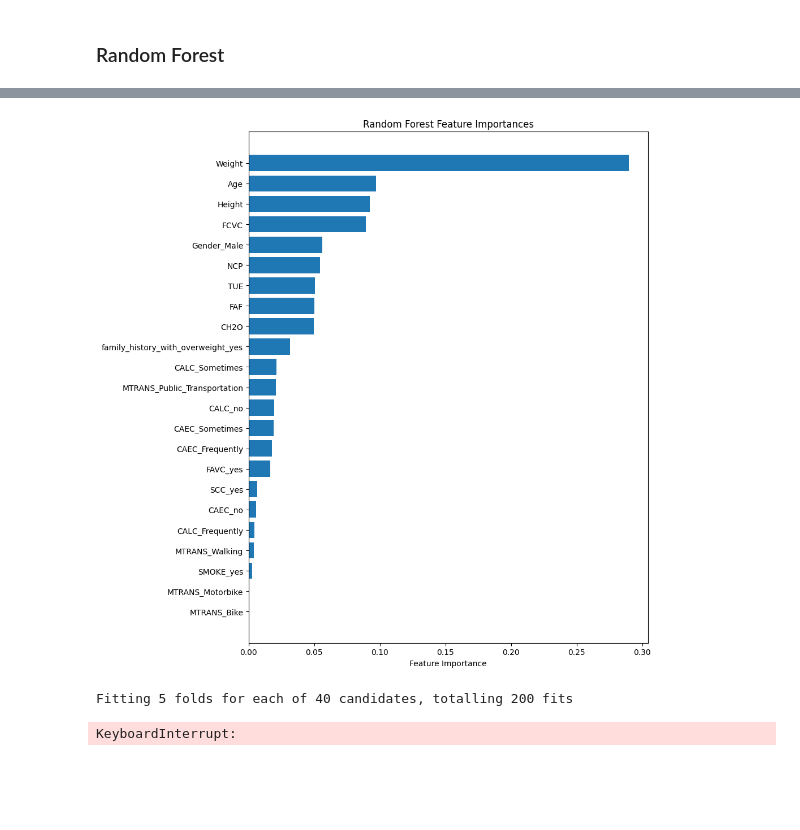
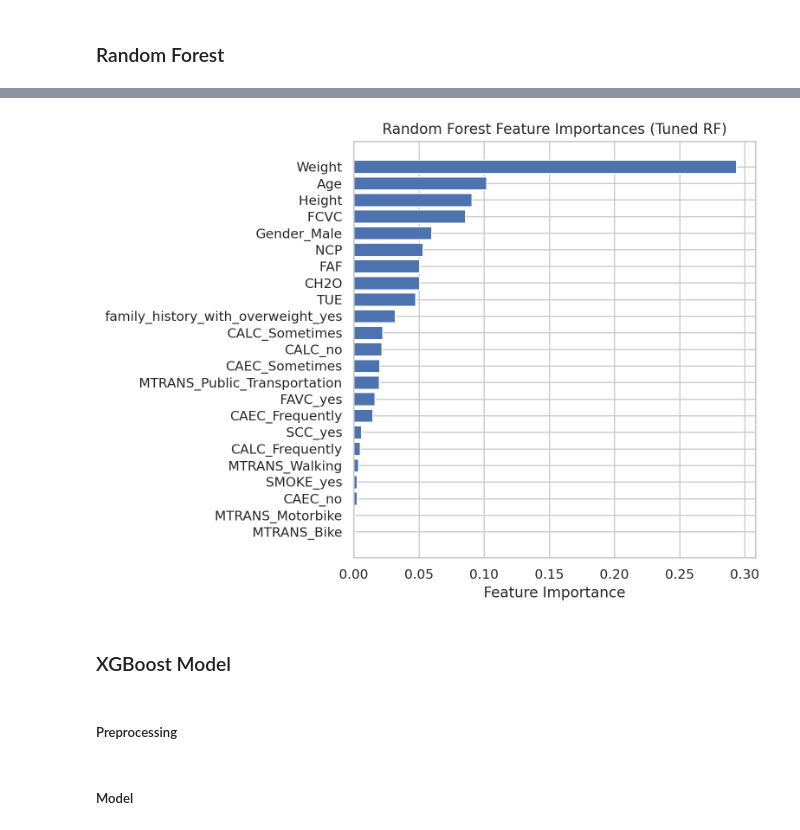
Before and after one commit to hassaanabbasi98/ProjectAAI-501-ObseityLevel-, a Jupyter notebook: erika_501_analysis.ipynb, the cells around one changed output, grey strips where cells are left out. Saved outputs shown, nothing was run; the diff lists cells and outputs as text; code cells hidden in the pictures; blank space fills up the shorter version.

```diff
--- a/erika_501_analysis.ipynb
+++ b/erika_501_analysis.ipynb
@@ -281,14 +315,7 @@ plt.show()
 # %%
 ## base model
-rf = RandomForestClassifier(
-    n_estimators = 500,
-    max_depth = None,
-    min_samples_split = 2,
-    min_samples_leaf = 1,
-    random_state = 33,
-    n_jobs = -1
-)
+baseline_rf = RandomForestClassifier(random_state = 33)
 
 ## train model
-rf.fit(x_train_processed, y_train)
+baseline_rf.fit(X_train_rf, y_train)
 # %% [output]
@@ -321,50 +470,19 @@ Classification Report:
 # %%
 ## create feature importance plot
 
-importances = rf.feature_importances_
-
-rf_imp = pd.DataFrame({
-    'feature': all_feature_names,
-    'importance': importances
-}).sort_values('importance', ascending = False)
+# build dataframe
+rf_importances = pd.DataFrame({
+    'feature': rf_feature_names,
+    'importance': baseline_rf.feature_importances_
+}).sort_values('importance', ascending=False)
 
 # plot
-plt.figure(figsize=(6, 6))
-plt.barh(rf_imp['feature'], rf_imp['importance'])
+plt.figure(figsize = (8, 6))
+plt.barh(rf_importances['feature'], rf_importances['importance'])
 plt.xlabel('Feature Importance')
-plt.title('Random Forest Feature Importances')
+plt.title('Random Forest Feature Importances (Tuned RF)')
 plt.gca().invert_yaxis()
 plt.tight_layout()
 plt.show()
 # %% [output]
-[figure, old version]
+[figure, new version]
-# %%
-## tune model
-rf = RandomForestClassifier(random_state = 42)
-
-param_dist = {
-    "n_estimators": randint(100, 400),
-    "max_depth": [10, 20, 30, None],
-    "min_samples_split": randint(2, 10),
-    "min_samples_leaf": randint(1, 5),
-    "max_features": ["sqrt", "log2"]
-}
-
-random_search = RandomizedSearchCV(
-    rf,
-    param_distributions=param_dist,
-    n_iter=40,                # try 40 combinations
-    cv=5,
-    scoring="accuracy",
-    n_jobs=-1,
-    random_state=42,
-    verbose=2
-)
-
-random_search.fit(x_train_processed, y_train)
-
-print("Best Score from Randomized Search:", random_search.best_score_)
-print("Best Params from Randomized Search:\n", random_search.best_params_)
-# %% [output]
-Fitting 5 folds for each of 40 candidates, totalling 200 fits
-KeyboardInterrupt:
@@ -397,0 +489,4 @@ plt.show()
+# %% [markdown]
+### XGBoost Model
+# %% [markdown]
+##### Preprocessing
@@ -397,0 +534,2 @@ plt.show()
+# %% [markdown]
+##### Model
```
Also changed, not shown: parts of 36 cells of this notebook.
